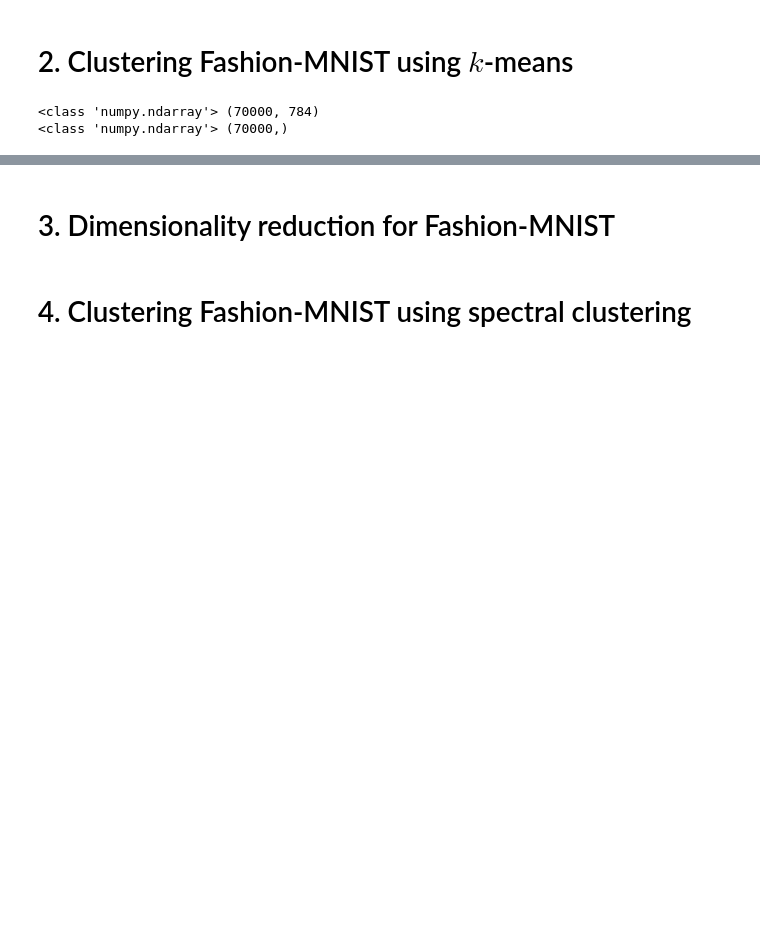
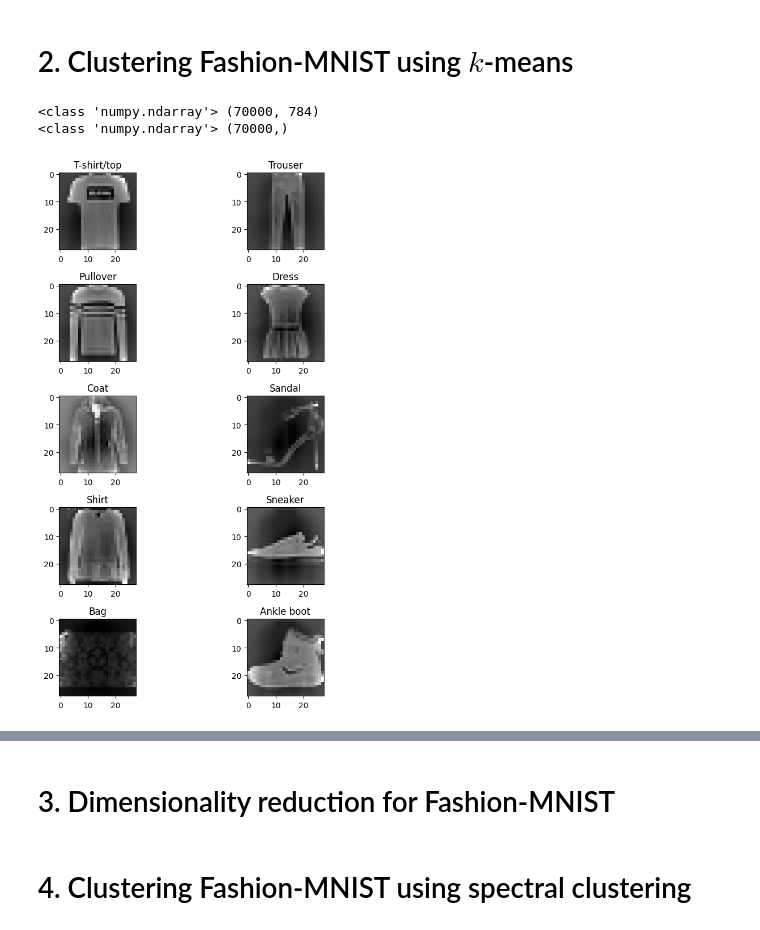
Before and after one commit to yiheng870106/Mathematics-of-Data-Science-Project-2-yiheng, a Jupyter notebook: project2.ipynb, the cells around one changed output, grey strips where cells are left out. Cells and saved outputs as stored; diff of their text form; code cells hidden in the pictures; blank space fills up the shorter version.

```diff
--- a/project2.ipynb
+++ b/project2.ipynb
@@ -107,0 +106,18 @@ print(type(y),y.shape)
+# %%
+# To get a sense of this dataset, first make a 5×2 array of figures, each plotting a distinct article of clothing.
+class_names = [
+    "T-shirt/top", "Trouser", "Pullover", "Dress", "Coat",
+    "Sandal", "Shirt", "Sneaker", "Bag", "Ankle boot"
+]
+import matplotlib.pyplot as plt
+fig, ax = plt.subplots(5,2,figsize=(8,10))
+for i in range(5):
+    for j in range(2):
+        idx = np.where(y==2*i+j)[0][0]
+        img = X[idx].reshape(28,28)
+        ax[i,j].imshow(img, cmap="gray")
+        ax[i,j].set_title(class_names[2*i+j])
+plt.tight_layout()
+plt.show()
+# %% [output]
+[figure, added]
```
Also changed, not shown: parts of 5 cells of this notebook.
